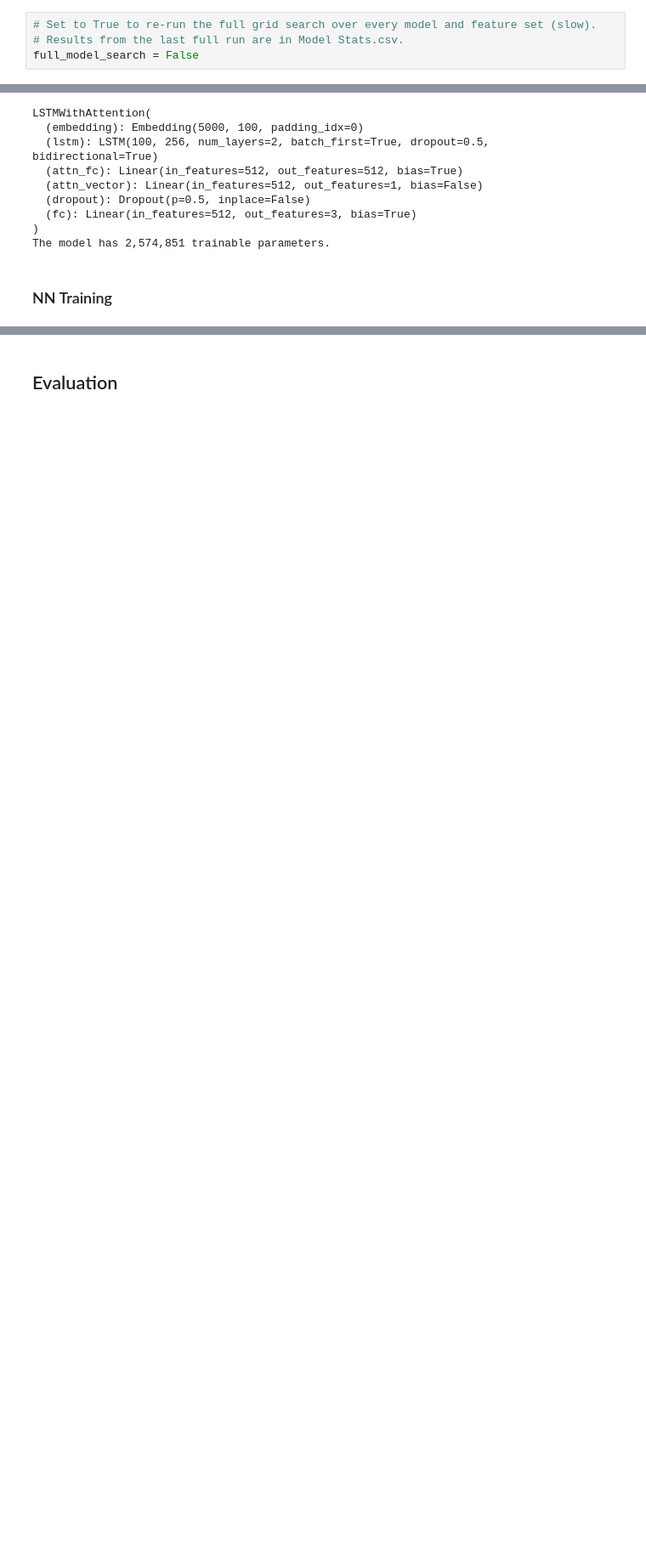
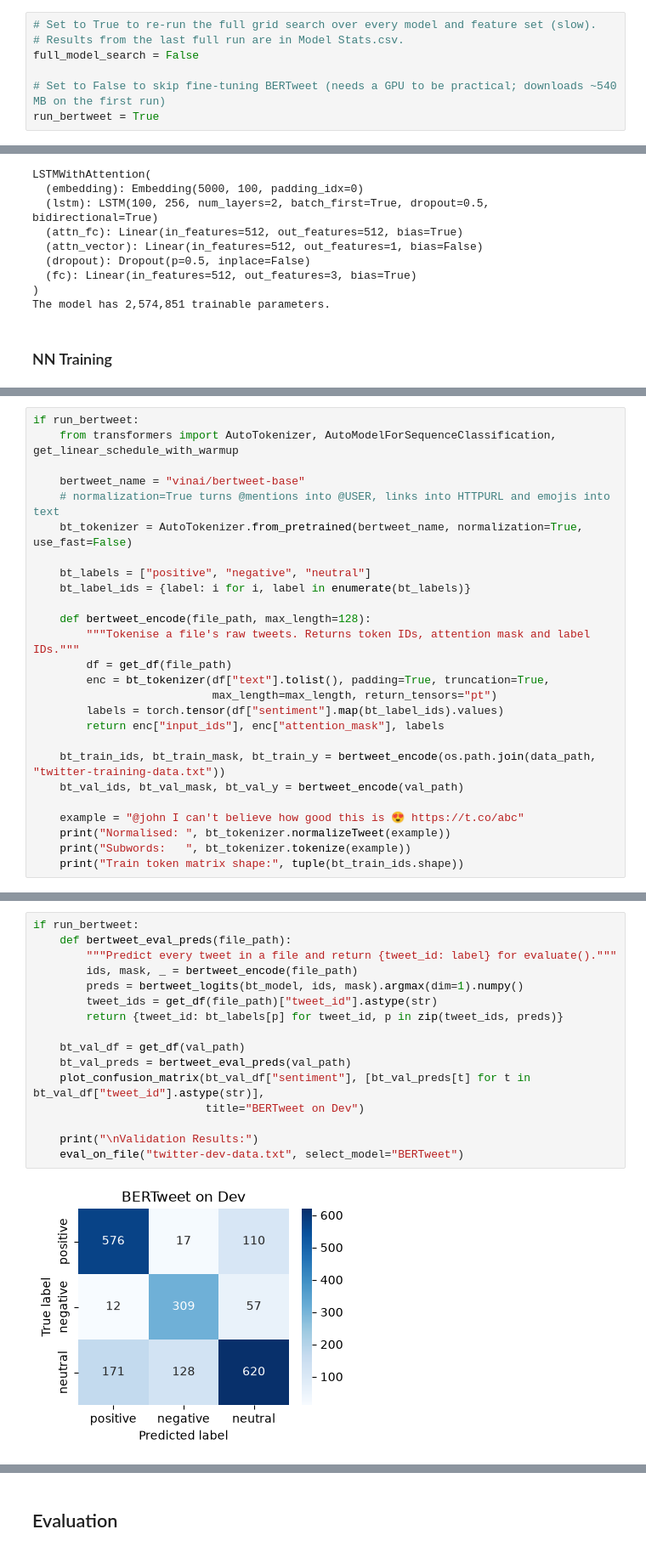
Before and after one commit to DhLYa/nlp-sentiment-analysis, a Jupyter notebook: sentiment_analysis.ipynb, the cells around one changed output, grey strips where cells are left out. Shown at 85% size. Cells and saved outputs as stored; diff of their text form; blank space fills up the shorter version.

Commit message:
Add BERTweet fine-tuning and update results and README after training fix

```diff
--- a/sentiment_analysis.ipynb
+++ b/sentiment_analysis.ipynb
@@ -487,6 +492,9 @@ def plot_confusion_matrix(y_true, y_pred, classes=['positive','negative','neutra
 # Set to True to re-run the full grid search over every model and feature set (slow).
 # Results from the last full run are in Model Stats.csv.
 full_model_search = False
+
+# Set to False to skip fine-tuning BERTweet (needs a GPU to be practical; downloads ~540 MB on the first run)
+run_bertweet = True
 # %% [markdown]
 ## Reading in Data
 # %%
@@ -1452,0 +1472,26 @@ Epoch 12: TrainLoss=0.7398, ValLoss=0.7408
+# %%
+if run_bertweet:
+    from transformers import AutoTokenizer, AutoModelForSequenceClassification, get_linear_schedule_with_warmup
+
+    bertweet_name = "vinai/bertweet-base"
+    # normalization=True turns @mentions into @USER, links into HTTPURL and emojis into text
+    bt_tokenizer = AutoTokenizer.from_pretrained(bertweet_name, normalization=True, use_fast=False)
+
+    bt_labels = ["positive", "negative", "neutral"]
+    bt_label_ids = {label: i for i, label in enumerate(bt_labels)}
+
+    def bertweet_encode(file_path, max_length=128):
+        """Tokenise a file's raw tweets. Returns token IDs, attention mask and label IDs."""
+        df = get_df(file_path)
+        enc = bt_tokenizer(df["text"].tolist(), padding=True, truncation=True,
+                           max_length=max_length, return_tensors="pt")
+        labels = torch.tensor(df["sentiment"].map(bt_label_ids).values)
+        return enc["input_ids"], enc["attention_mask"], labels
+
+    bt_train_ids, bt_train_mask, bt_train_y = bertweet_encode(os.path.join(data_path, "twitter-training-data.txt"))
+    bt_val_ids, bt_val_mask, bt_val_y = bertweet_encode(val_path)
+
+    example = "@john I can't believe how good this is 😍 https://t.co/abc"
+    print("Normalised: ", bt_tokenizer.normalizeTweet(example))
+    print("Subwords:   ", bt_tokenizer.tokenize(example))
+    print("Train token matrix shape:", tuple(bt_train_ids.shape))
@@ -1452,0 +1583,18 @@ Epoch 12: TrainLoss=0.7398, ValLoss=0.7408
+# %%
+if run_bertweet:
+    def bertweet_eval_preds(file_path):
+        """Predict every tweet in a file and return {tweet_id: label} for evaluate()."""
+        ids, mask, _ = bertweet_encode(file_path)
+        preds = bertweet_logits(bt_model, ids, mask).argmax(dim=1).numpy()
+        tweet_ids = get_df(file_path)["tweet_id"].astype(str)
+        return {tweet_id: bt_labels[p] for tweet_id, p in zip(tweet_ids, preds)}
+
+    bt_val_df = get_df(val_path)
+    bt_val_preds = bertweet_eval_preds(val_path)
+    plot_confusion_matrix(bt_val_df["sentiment"], [bt_val_preds[t] for t in bt_val_df["tweet_id"].astype(str)],
+                          title="BERTweet on Dev")
+
+    print("\nValidation Results:")
+    eval_on_file("twitter-dev-data.txt", select_model="BERTweet")
+# %% [output]
+[figure, added]
```
Also changed, not shown: parts of 16 cells of this notebook, 7 other files.
